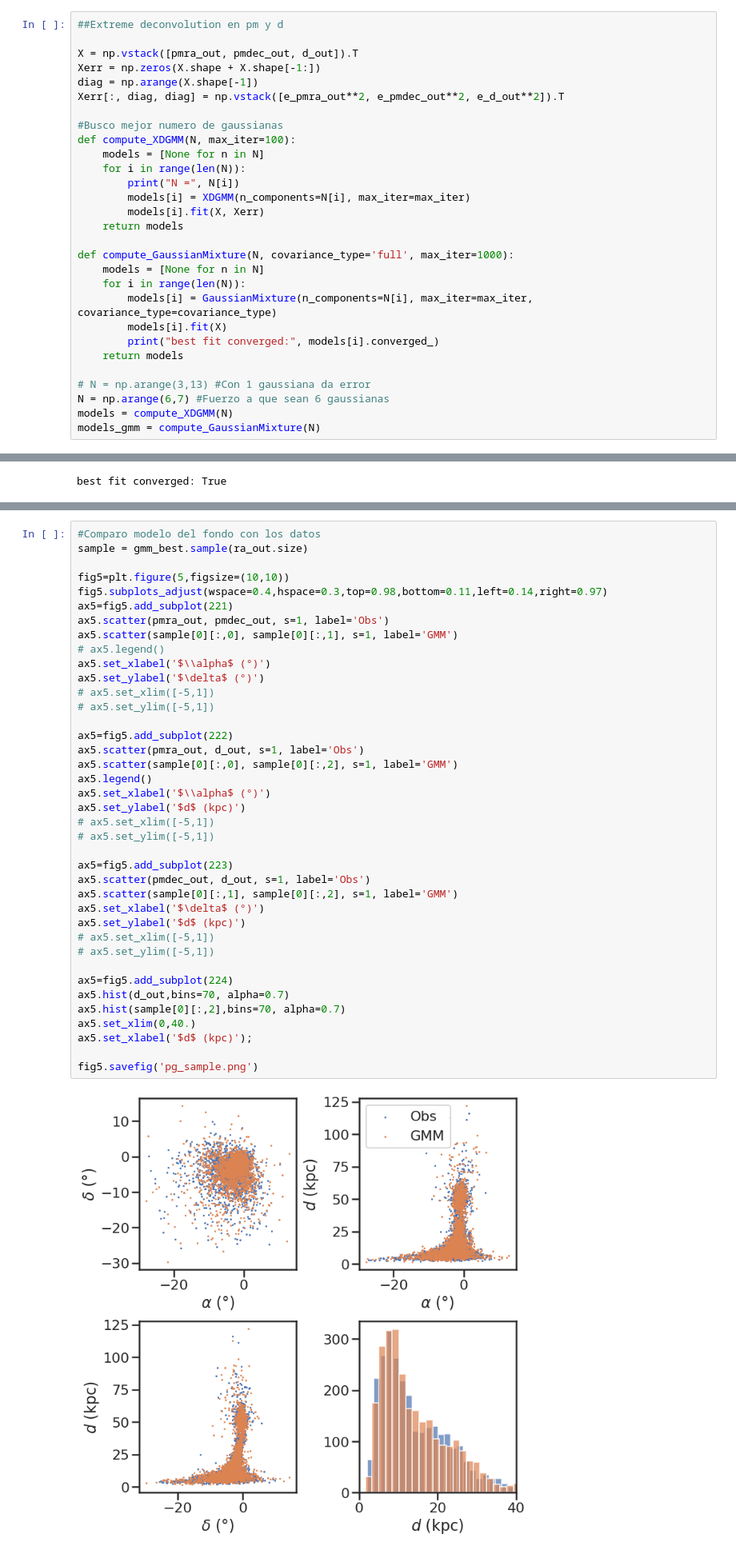
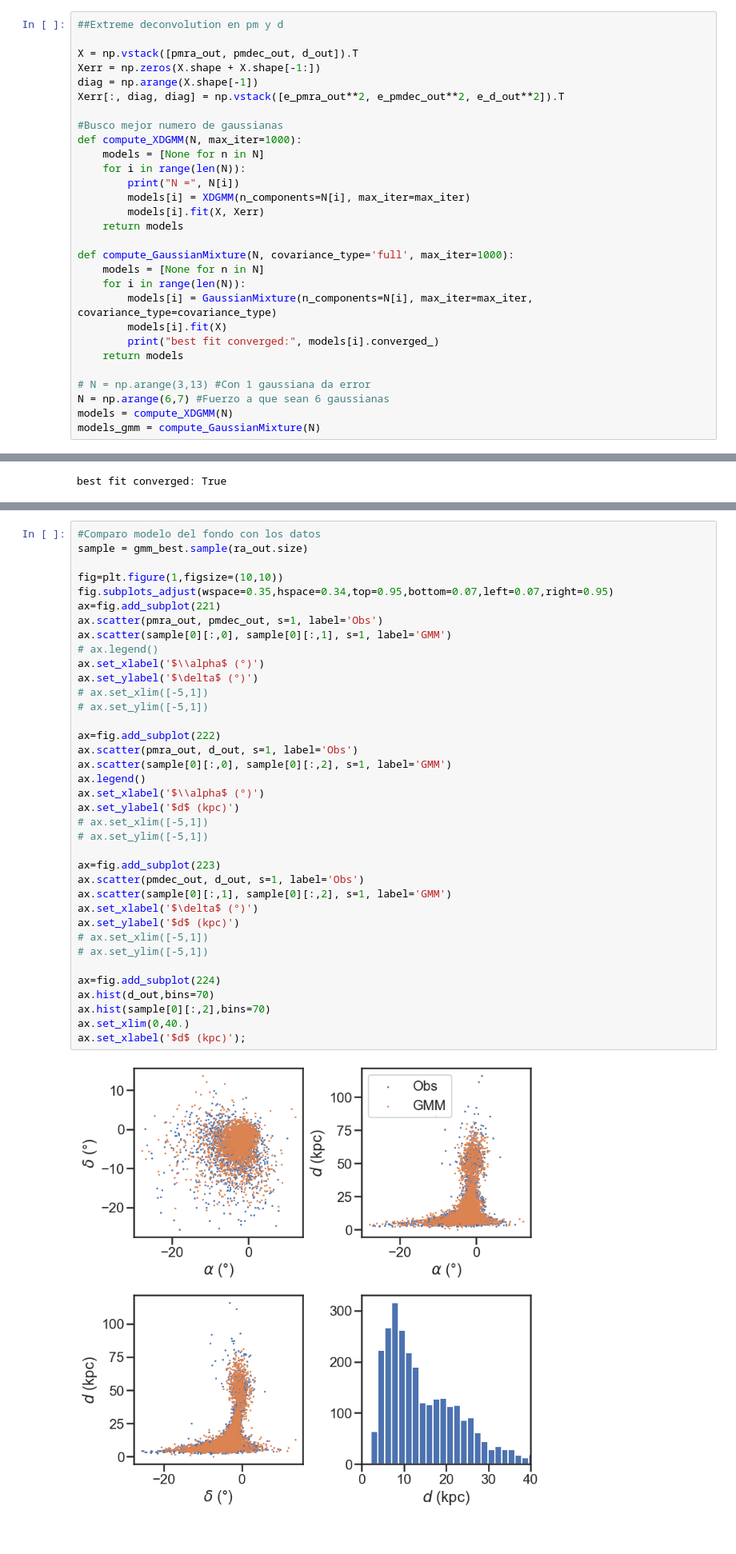
Before and after one commit to bdominguez13/stream_memb, a Jupyter notebook: Price+2019/Pal5.ipynb, the cells around one changed output, grey strips where cells are left out. Shown at 80% size. Saved outputs shown, nothing was run; the diff lists cells and outputs as text.

```diff
--- a/Price+2019/Pal5.ipynb
+++ b/Price+2019/Pal5.ipynb
@@ -206,7 +119,7 @@ diag = np.arange(X.shape[-1])
 Xerr[:, diag, diag] = np.vstack([e_pmra_out**2, e_pmdec_out**2, e_d_out**2]).T
 
 #Busco mejor numero de gaussianas
-def compute_XDGMM(N, max_iter=100):
+def compute_XDGMM(N, max_iter=1000):
     models = [None for n in N]
     for i in range(len(N)):
         print("N =", N[i])
@@ -282,44 +195,42 @@ BIC_gmm: n_components =  9
 # %%
 #Comparo modelo del fondo con los datos
 sample = gmm_best.sample(ra_out.size)
 
-fig5=plt.figure(5,figsize=(10,10))
-fig5.subplots_adjust(wspace=0.4,hspace=0.3,top=0.98,bottom=0.11,left=0.14,right=0.97)
-ax5=fig5.add_subplot(221)
-ax5.scatter(pmra_out, pmdec_out, s=1, label='Obs')
-ax5.scatter(sample[0][:,0], sample[0][:,1], s=1, label='GMM')
-# ax5.legend()
-ax5.set_xlabel('$\\alpha$ (°)')
-ax5.set_ylabel('$\delta$ (°)')
-# ax5.set_xlim([-5,1])
-# ax5.set_ylim([-5,1])
+fig=plt.figure(1,figsize=(10,10))
+fig.subplots_adjust(wspace=0.35,hspace=0.34,top=0.95,bottom=0.07,left=0.07,right=0.95)
+ax=fig.add_subplot(221)
+ax.scatter(pmra_out, pmdec_out, s=1, label='Obs')
+ax.scatter(sample[0][:,0], sample[0][:,1], s=1, label='GMM')
+# ax.legend()
+ax.set_xlabel('$\\alpha$ (°)')
+ax.set_ylabel('$\delta$ (°)')
+# ax.set_xlim([-5,1])
+# ax.set_ylim([-5,1])
 
-ax5=fig5.add_subplot(222)
-ax5.scatter(pmra_out, d_out, s=1, label='Obs')
-ax5.scatter(sample[0][:,0], sample[0][:,2], s=1, label='GMM')
-ax5.legend()
-ax5.set_xlabel('$\\alpha$ (°)')
-ax5.set_ylabel('$d$ (kpc)')
-# ax5.set_xlim([-5,1])
-# ax5.set_ylim([-5,1])
+ax=fig.add_subplot(222)
+ax.scatter(pmra_out, d_out, s=1, label='Obs')
+ax.scatter(sample[0][:,0], sample[0][:,2], s=1, label='GMM')
+ax.legend()
+ax.set_xlabel('$\\alpha$ (°)')
+ax.set_ylabel('$d$ (kpc)')
+# ax.set_xlim([-5,1])
+# ax.set_ylim([-5,1])
 
-ax5=fig5.add_subplot(223)
-ax5.scatter(pmdec_out, d_out, s=1, label='Obs')
-ax5.scatter(sample[0][:,1], sample[0][:,2], s=1, label='GMM')
-ax5.set_xlabel('$\delta$ (°)')
-ax5.set_ylabel('$d$ (kpc)')
-# ax5.set_xlim([-5,1])
-# ax5.set_ylim([-5,1])
+ax=fig.add_subplot(223)
+ax.scatter(pmdec_out, d_out, s=1, label='Obs')
+ax.scatter(sample[0][:,1], sample[0][:,2], s=1, label='GMM')
+ax.set_xlabel('$\delta$ (°)')
+ax.set_ylabel('$d$ (kpc)')
+# ax.set_xlim([-5,1])
+# ax.set_ylim([-5,1])
 
-ax5=fig5.add_subplot(224)
-ax5.hist(d_out,bins=70, alpha=0.7)
-ax5.hist(sample[0][:,2],bins=70, alpha=0.7)
-ax5.set_xlim(0,40.)
-ax5.set_xlabel('$d$ (kpc)');
-
-fig5.savefig('pg_sample.png')
+ax=fig.add_subplot(224)
+ax.hist(d_out,bins=70)
+ax.hist(sample[0][:,2],bins=70)
+ax.set_xlim(0,40.)
+ax.set_xlabel('$d$ (kpc)');
 # %% [output]
-[figure, old version]
+[figure, new version]
 # %%
 #Defino vector de valores y matriz de covarianza del stream
 y = np.array([pmphi1.value, pmphi2.value, d])
```
Also changed, not shown: parts of 7 cells of this notebook.
